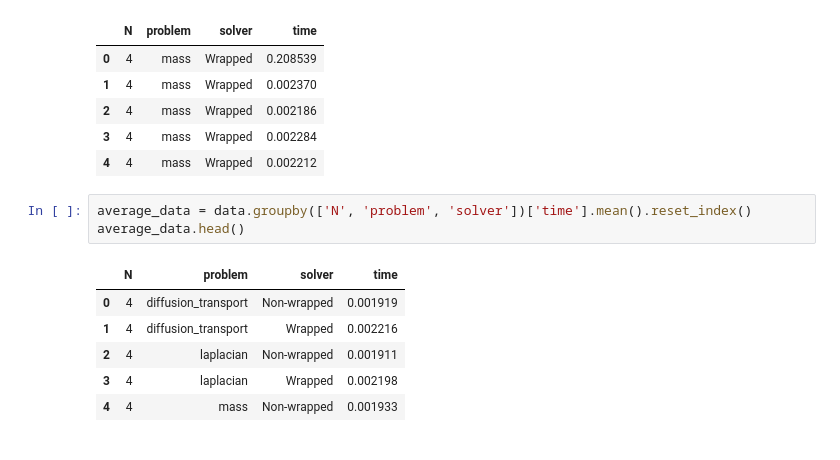
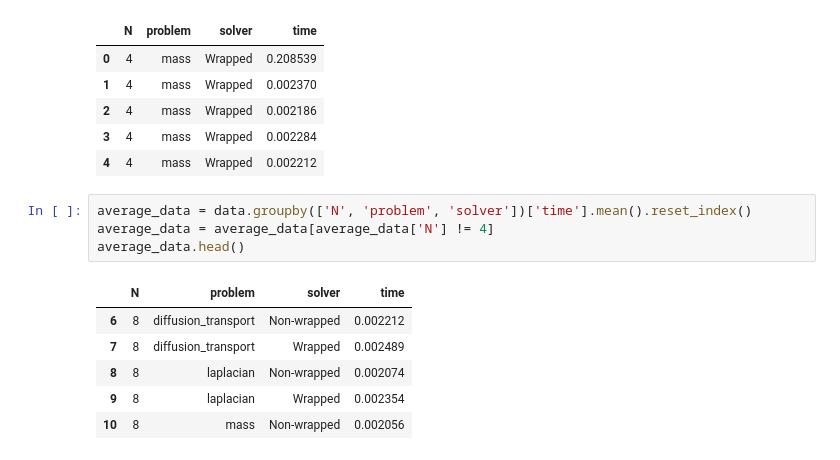
Before and after one commit to Matteo-Coppellotti/fdaPDE-core, a Jupyter notebook: mumps_testing/computation_times/plot_data.ipynb, the cells around one changed output. Drawn from its saved outputs; the diff is of its cells as text.

```diff
--- a/mumps_testing/computation_times/plot_data.ipynb
+++ b/mumps_testing/computation_times/plot_data.ipynb
@@ -131,14 +147,15 @@ data.head()
 | 4 | 4 | mass | Wrapped | 0.002212 |
 # %%
 average_data = data.groupby(['N', 'problem', 'solver'])['time'].mean().reset_index()
+average_data = average_data[average_data['N'] != 4]
 average_data.head()
 # %% [output]
 |  | N | problem | solver | time |
-| 0 | 4 | diffusion_transport | Non-wrapped | 0.001919 |
-| 1 | 4 | diffusion_transport | Wrapped | 0.002216 |
-| 2 | 4 | laplacian | Non-wrapped | 0.001911 |
-| 3 | 4 | laplacian | Wrapped | 0.002198 |
-| 4 | 4 | mass | Non-wrapped | 0.001933 |
+| 6 | 8 | diffusion_transport | Non-wrapped | 0.002212 |
+| 7 | 8 | diffusion_transport | Wrapped | 0.002489 |
+| 8 | 8 | laplacian | Non-wrapped | 0.002074 |
+| 9 | 8 | laplacian | Wrapped | 0.002354 |
+| 10 | 8 | mass | Non-wrapped | 0.002056 |
 # %%
 problems = average_data['problem'].unique()
 for problem in problems:
```
Also changed, not shown: parts of 8 cells of this notebook.
